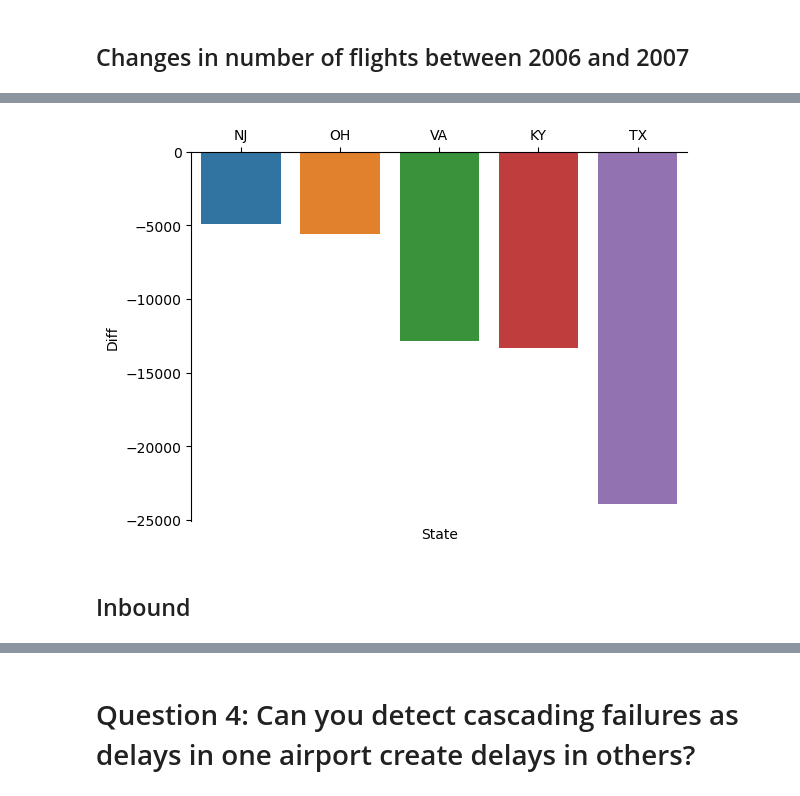
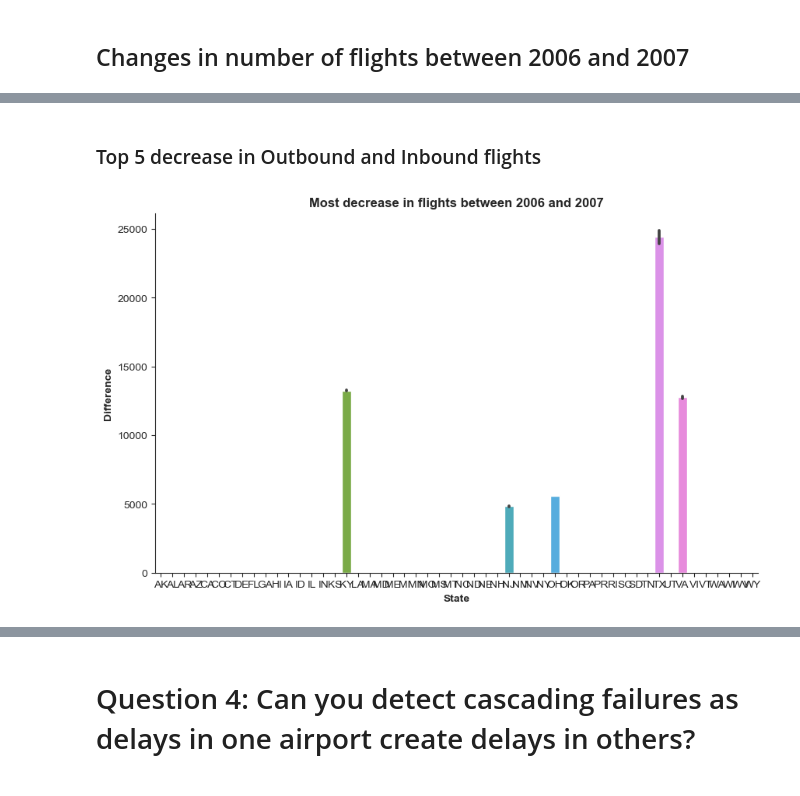
Before and after one commit to zxloo002/st2195cw, a Jupyter notebook: ZhiXian_Python.ipynb, the cells around one changed output, grey strips where cells are left out. Drawn from its saved outputs; the diff is of its cells as text; code cells hidden in the pictures.

```diff
--- a/ZhiXian_Python.ipynb
+++ b/ZhiXian_Python.ipynb
@@ -21,6 +21,7 @@ from sklearn.compose import ColumnTransformer
 
 #change to display all columns
 pd.set_option('display.max_columns', None)
+sns.set_style("ticks")
 # %% [markdown]
 # Load the data from the CSV files
 # %% [markdown]
@@ -313,19 +323,20 @@ info
 ## Calculate the total number of inbound and outbound flights and the difference
 # %%
 #outbound flights
-outbound = info.groupby(['OrigState', 'Year']).size().reset_index(name='Total')
-outbound = outbound.pivot(index='OrigState', columns='Year', values='Total')
+outvalues = info.groupby(['OrigState', 'Year']).size().reset_index(name='Total')
+outbound = outvalues.pivot(index='OrigState', columns='Year', values='Total').reset_index()
 
 #find the difference
 outbound['Diff'] = outbound[2007] - outbound[2006]
-outbound = outbound.reset_index().rename(columns={'OrigState': 'State'})
+outbound = outbound.rename(columns={'OrigState': 'State'})
 
 # Remove any rows with missing values and sort the data by the difference
-outbound = outbound.dropna().sort_values(by='Diff', ascending=False)
+outbound = outbound.dropna().sort_values(by='Diff', ascending=False).reset_index(drop=True)
 
 #inbound flights
 inbound = info.groupby(['DestState', 'Year']).size().reset_index(name='Total')
 inbound = inbound.pivot(index='DestState', columns='Year', values='Total')
+inbound.rename(columns={'Year':'Index'}, inplace=True)
 
 #find the difference
 inbound['Diff'] = inbound[2007] - inbound[2006]
@@ -390,8 +422,16 @@ Text(0, 0.5, 'Difference')
+# %% [markdown]
+### Top 5 decrease in Outbound and Inbound flights
 # %%
 leastout = outbound.tail(5)
-sns.barplot(x='State', y= 'Diff', data=leastout, order=leastout["State"])
-sns.despine(top= False, bottom=True)
+leastin = inbound.tail(5)
+least = pd.concat([leastout, leastin])
+least['Diff'] = abs(least['Diff'])
+
+fig, ax = plt.subplots(figsize = (10,6))
+sns.barplot(x='State', y= 'Diff', data=least)
+sns.despine()
+plt.xlabel('State', fontweight = 'bold')
+plt.ylabel("Difference", fontweight = 'bold')
+plt.title("Most decrease in flights between 2006 and 2007", fontweight = 'bold');
 # %% [output]
-[figure, old version]
+[figure, new version]
-# %% [markdown]
-## Inbound
```
Also changed, not shown: parts of 23 cells of this notebook.
